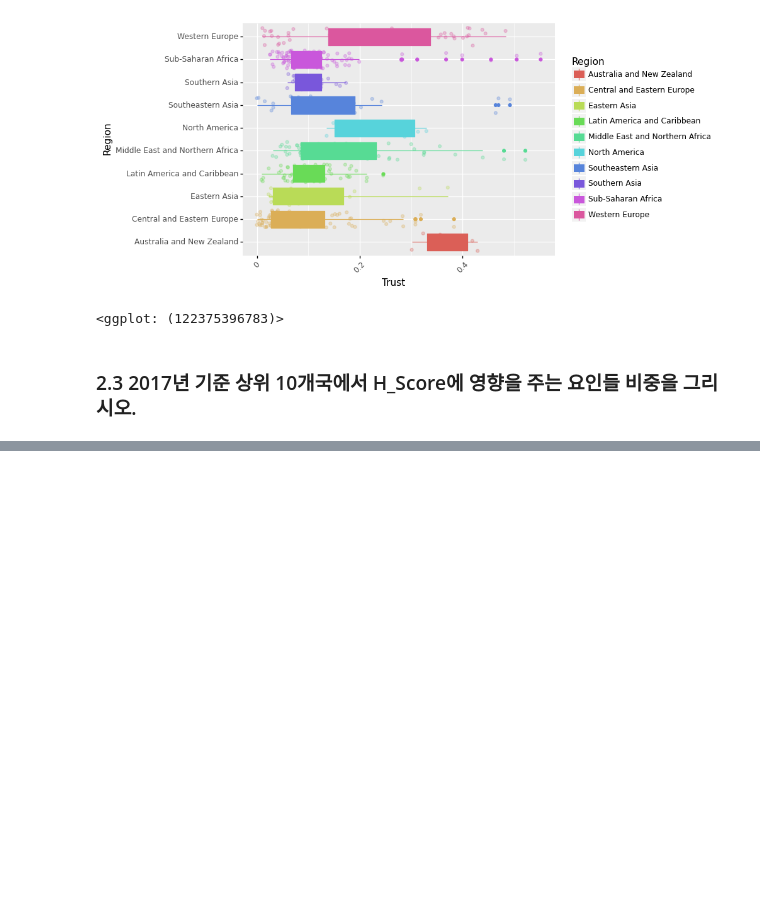
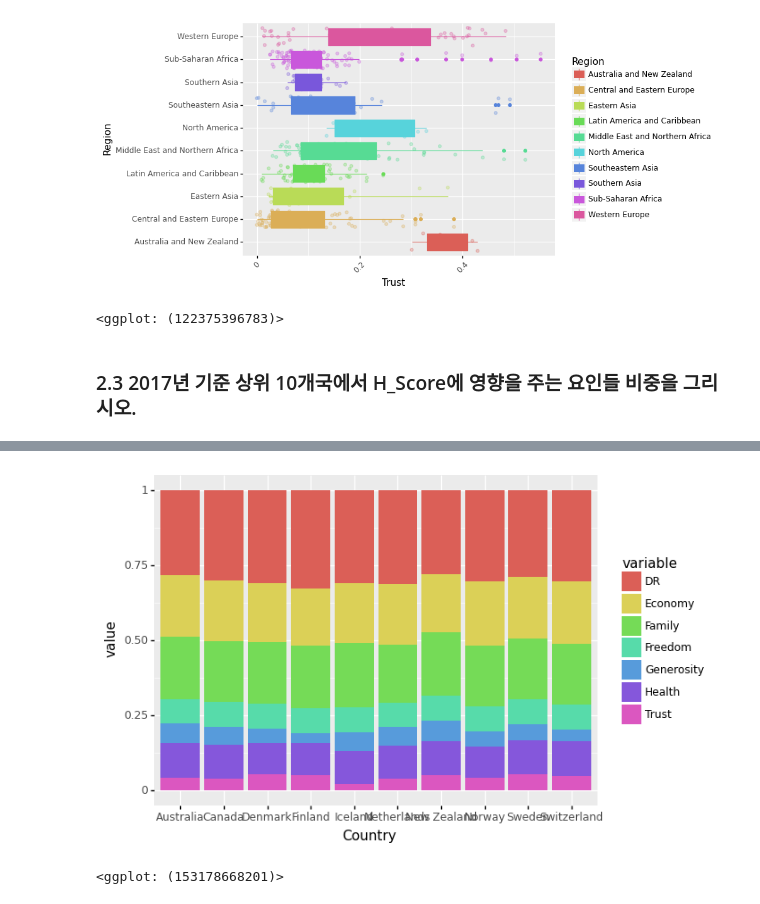
Before and after one commit to seo1511kr/MachineLearning-study, a Jupyter notebook: pandas2 example.ipynb, the cells around one changed output, grey strips where cells are left out. Cells and saved outputs as stored; diff of their text form; code cells hidden in the pictures; blank space fills up the shorter version.

```diff
--- a/pandas2 example.ipynb
+++ b/pandas2 example.ipynb
@@ -287,4 +287,4 @@ theme(axis_text_x=element_text(angle=45)
 # %% [markdown]
 ### 2.3 2017년 기준 상위 10개국에서 H_Score에 영향을 주는 요인들 비중을 그리시오.
 # %%
-H_2017=Happy[Happy["year"]== 2017]
+top10=Happy[Happy["year"]==2017].sort_values(by="H_Rank").iloc[:10]
@@ -316,0 +321,2 @@ H_ratio
+# %%
+melting=pd.melt(top10.iloc[:,[0,1,2,3,4,5,-4,-2]],id_vars=['Country'])
@@ -316,0 +339,5 @@ H_ratio
+# %%
+(ggplot(melting,aes("Country","value",fill="variable"))+geom_bar(stat='identity',position="fill"))
+# %% [output]
+[figure, added]
+<ggplot: (153178668201)>
```
Also changed, not shown: parts of 13 cells of this notebook.
